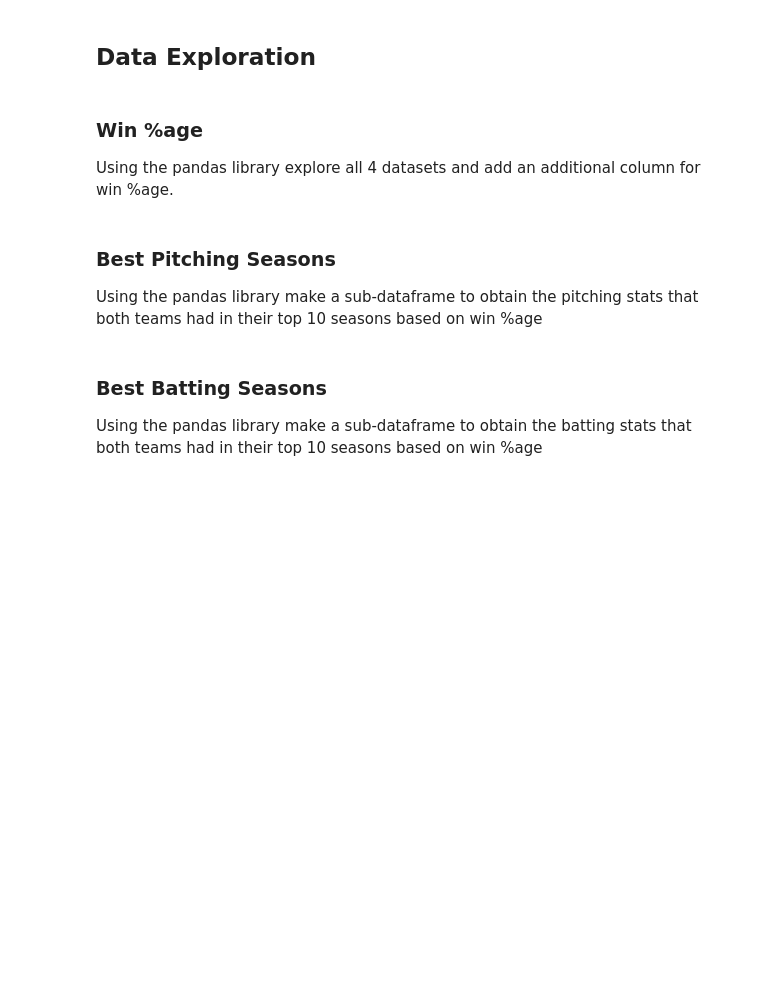
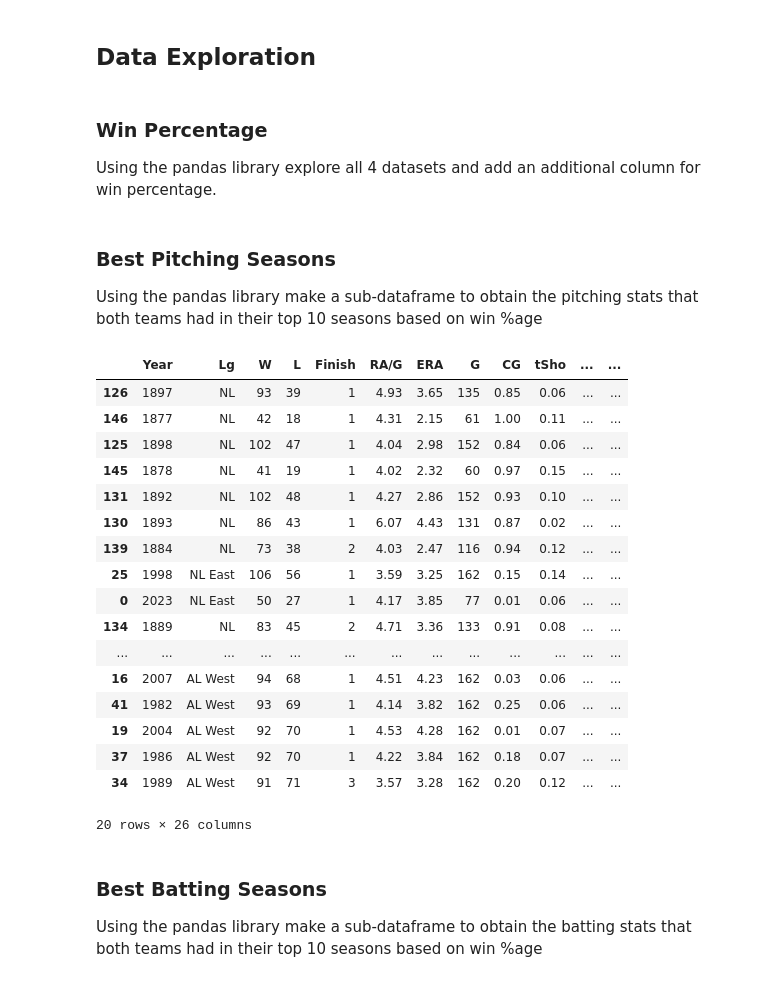
Before and after one commit to rxs1182/SNUPy_ipynb, a Jupyter notebook: Practice/05_rachel_eda.ipynb, the cells around one changed output. Cells and saved outputs as stored; diff of their text form; code cells hidden in the pictures; blank space fills up the shorter version.

```diff
--- a/Practice/05_rachel_eda.ipynb
+++ b/Practice/05_rachel_eda.ipynb
@@ -16,5 +17,10 @@ using an appropriate library(s) read the following csv files from the data folde
+# %%
+atlanta_batting = pandas.read_csv("atlanta_batting.csv").dropna()
+atlanta_pitching = pandas.read_csv("atlanta_pitching.csv")
+angels_batting = pandas.read_csv("angels_batting.csv")
+angels_pitching = pandas.read_csv("angels_pitching.csv")
 # %% [markdown]
 ## Data Exploration
 # %% [markdown]
-### Win %age
-Using the pandas library explore all 4 datasets and add an additional column for win %age.
+### Win Percentage
+Using the pandas library explore all 4 datasets and add an additional column for win percentage.
@@ -23,3 +27,8 @@ Using the pandas library explore all 4 datasets and add an additional column for
+# %%
+atlanta_batting["WIN%"] = atlanta_batting["W"] / (atlanta_batting["W"] + atlanta_batting["L"])
+atlanta_pitching["WIN%"] = atlanta_pitching["W"] / (atlanta_pitching["W"] + atlanta_pitching["L"])
+angels_batting["WIN%"] = angels_batting["W"] / (angels_batting["W"] + angels_batting["L"])
+angels_pitching["WIN%"] = angels_pitching["W"] / (angels_pitching["W"] + angels_pitching["L"])
 # %% [markdown]
 ### Best Pitching Seasons
 Using the pandas library make a sub-dataframe to obtain the pitching stats that both teams had in their top 10 seasons based on win %age
@@ -28,3 +35,25 @@ Using the pandas library make a sub-dataframe to obtain the pitching stats that
+# %%
+top_tens_pitches = pandas.concat([atlanta_pitching.nlargest(10, "WIN%"), angels_pitching.nlargest(10, "WIN%")])
+top_tens_pitches
+# %% [output]
+|  | Year | Lg | W | L | Finish | RA/G | ERA | G | CG | tSho | ... | ... |
+| 126 | 1897 | NL | 93 | 39 | 1 | 4.93 | 3.65 | 135 | 0.85 | 0.06 | ... | ... |
+| 146 | 1877 | NL | 42 | 18 | 1 | 4.31 | 2.15 | 61 | 1.00 | 0.11 | ... | ... |
+| 125 | 1898 | NL | 102 | 47 | 1 | 4.04 | 2.98 | 152 | 0.84 | 0.06 | ... | ... |
+| 145 | 1878 | NL | 41 | 19 | 1 | 4.02 | 2.32 | 60 | 0.97 | 0.15 | ... | ... |
+| 131 | 1892 | NL | 102 | 48 | 1 | 4.27 | 2.86 | 152 | 0.93 | 0.10 | ... | ... |
+| 130 | 1893 | NL | 86 | 43 | 1 | 6.07 | 4.43 | 131 | 0.87 | 0.02 | ... | ... |
+| 139 | 1884 | NL | 73 | 38 | 2 | 4.03 | 2.47 | 116 | 0.94 | 0.12 | ... | ... |
+| 25 | 1998 | NL East | 106 | 56 | 1 | 3.59 | 3.25 | 162 | 0.15 | 0.14 | ... | ... |
+| 0 | 2023 | NL East | 50 | 27 | 1 | 4.17 | 3.85 | 77 | 0.01 | 0.06 | ... | ... |
+| 134 | 1889 | NL | 83 | 45 | 2 | 4.71 | 3.36 | 133 | 0.91 | 0.08 | ... | ... |
+| ... | ... | ... | ... | ... | ... | ... | ... | ... | ... | ... | ... | ... |
+| 16 | 2007 | AL West | 94 | 68 | 1 | 4.51 | 4.23 | 162 | 0.03 | 0.06 | ... | ... |
+| 41 | 1982 | AL West | 93 | 69 | 1 | 4.14 | 3.82 | 162 | 0.25 | 0.06 | ... | ... |
+| 19 | 2004 | AL West | 92 | 70 | 1 | 4.53 | 4.28 | 162 | 0.01 | 0.07 | ... | ... |
+| 37 | 1986 | AL West | 92 | 70 | 1 | 4.22 | 3.84 | 162 | 0.18 | 0.07 | ... | ... |
+| 34 | 1989 | AL West | 91 | 71 | 3 | 3.57 | 3.28 | 162 | 0.20 | 0.12 | ... | ... |
+20 rows × 26 columns
 # %% [markdown]
 ### Best Batting Seasons
 Using the pandas library make a sub-dataframe to obtain the batting stats that both teams had in their top 10 seasons based on win %age
```
Also changed, not shown: parts of 23 cells of this notebook.
